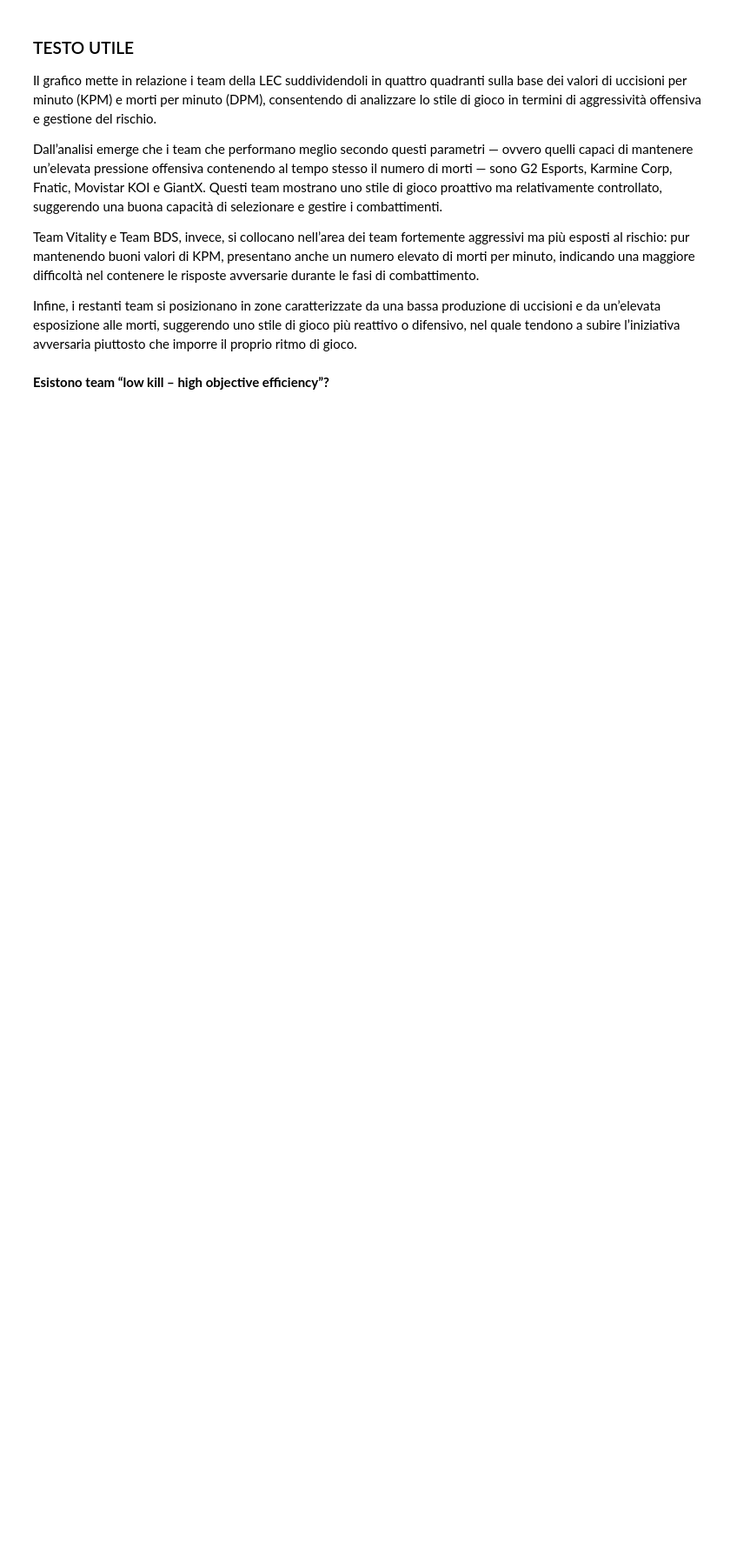
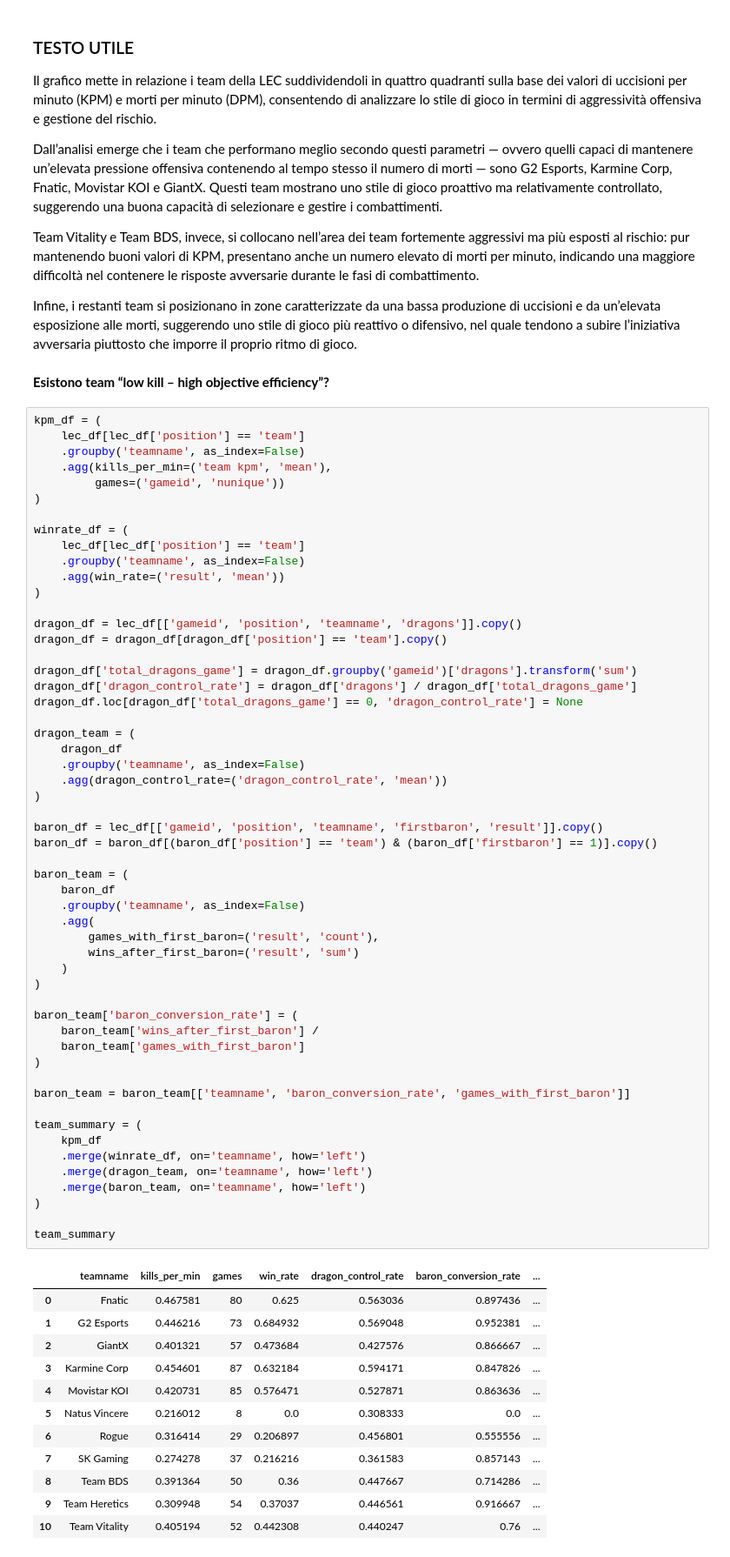
Before and after one commit to AnalystEca/G2-project-analysis, a Jupyter notebook: G2_analisi.ipynb, the cells around one changed output. Shown at 87% size. Cells and saved outputs as stored; diff of their text form; blank space fills up the shorter version.

```diff
--- a/G2_analisi.ipynb
+++ b/G2_analisi.ipynb
@@ -1506,3 +1506,70 @@ Team Vitality e Team BDS, invece, si collocano nell’area dei team fortemente a
 Infine, i restanti team si posizionano in zone caratterizzate da una bassa produzione di uccisioni e da un’elevata esposizione alle morti, suggerendo uno stile di gioco più reattivo o difensivo, nel quale tendono a subire l’iniziativa avversaria piuttosto che imporre il proprio ritmo di gioco.
 # %% [markdown]
 **Esistono team “low kill – high objective efficiency”?**
+# %%
+kpm_df = (
+    lec_df[lec_df['position'] == 'team']
+    .groupby('teamname', as_index=False)
+    .agg(kills_per_min=('team kpm', 'mean'),
+         games=('gameid', 'nunique'))
+)
+
+winrate_df = (
+    lec_df[lec_df['position'] == 'team']
+    .groupby('teamname', as_index=False)
+    .agg(win_rate=('result', 'mean'))
+)
+
+dragon_df = lec_df[['gameid', 'position', 'teamname', 'dragons']].copy()
+dragon_df = dragon_df[dragon_df['position'] == 'team'].copy()
+
+dragon_df['total_dragons_game'] = dragon_df.groupby('gameid')['dragons'].transform('sum')
+dragon_df['dragon_control_rate'] = dragon_df['dragons'] / dragon_df['total_dragons_game']
+dragon_df.loc[dragon_df['total_dragons_game'] == 0, 'dragon_control_rate'] = None
+
+dragon_team = (
+    dragon_df
+    .groupby('teamname', as_index=False)
+    .agg(dragon_control_rate=('dragon_control_rate', 'mean'))
+)
+
+baron_df = lec_df[['gameid', 'position', 'teamname', 'firstbaron', 'result']].copy()
+baron_df = baron_df[(baron_df['position'] == 'team') & (baron_df['firstbaron'] == 1)].copy()
+
+baron_team = (
+    baron_df
+    .groupby('teamname', as_index=False)
+    .agg(
+        games_with_first_baron=('result', 'count'),
+        wins_after_first_baron=('result', 'sum')
+    )
+)
+
+baron_team['baron_conversion_rate'] = (
+    baron_team['wins_after_first_baron'] /
+    baron_team['games_with_first_baron']
+)
+
+baron_team = baron_team[['teamname', 'baron_conversion_rate', 'games_with_first_baron']]
+
+team_summary = (
+    kpm_df
+    .merge(winrate_df, on='teamname', how='left')
+    .merge(dragon_team, on='teamname', how='left')
+    .merge(baron_team, on='teamname', how='left')
+)
+
+team_summary
+# %% [output]
+|  | teamname | kills_per_min | games | win_rate | dragon_control_rate | baron_conversion_rate | ... |
+| 0 | Fnatic | 0.467581 | 80 | 0.625 | 0.563036 | 0.897436 | ... |
+| 1 | G2 Esports | 0.446216 | 73 | 0.684932 | 0.569048 | 0.952381 | ... |
+| 2 | GiantX | 0.401321 | 57 | 0.473684 | 0.427576 | 0.866667 | ... |
+| 3 | Karmine Corp | 0.454601 | 87 | 0.632184 | 0.594171 | 0.847826 | ... |
+| 4 | Movistar KOI | 0.420731 | 85 | 0.576471 | 0.527871 | 0.863636 | ... |
+| 5 | Natus Vincere | 0.216012 | 8 | 0.0 | 0.308333 | 0.0 | ... |
+| 6 | Rogue | 0.316414 | 29 | 0.206897 | 0.456801 | 0.555556 | ... |
+| 7 | SK Gaming | 0.274278 | 37 | 0.216216 | 0.361583 | 0.857143 | ... |
+| 8 | Team BDS | 0.391364 | 50 | 0.36 | 0.447667 | 0.714286 | ... |
+| 9 | Team Heretics | 0.309948 | 54 | 0.37037 | 0.446561 | 0.916667 | ... |
+| 10 | Team Vitality | 0.405194 | 52 | 0.442308 | 0.440247 | 0.76 | ... |
```
Also changed, not shown: parts of 13 cells of this notebook, 1 other file.
